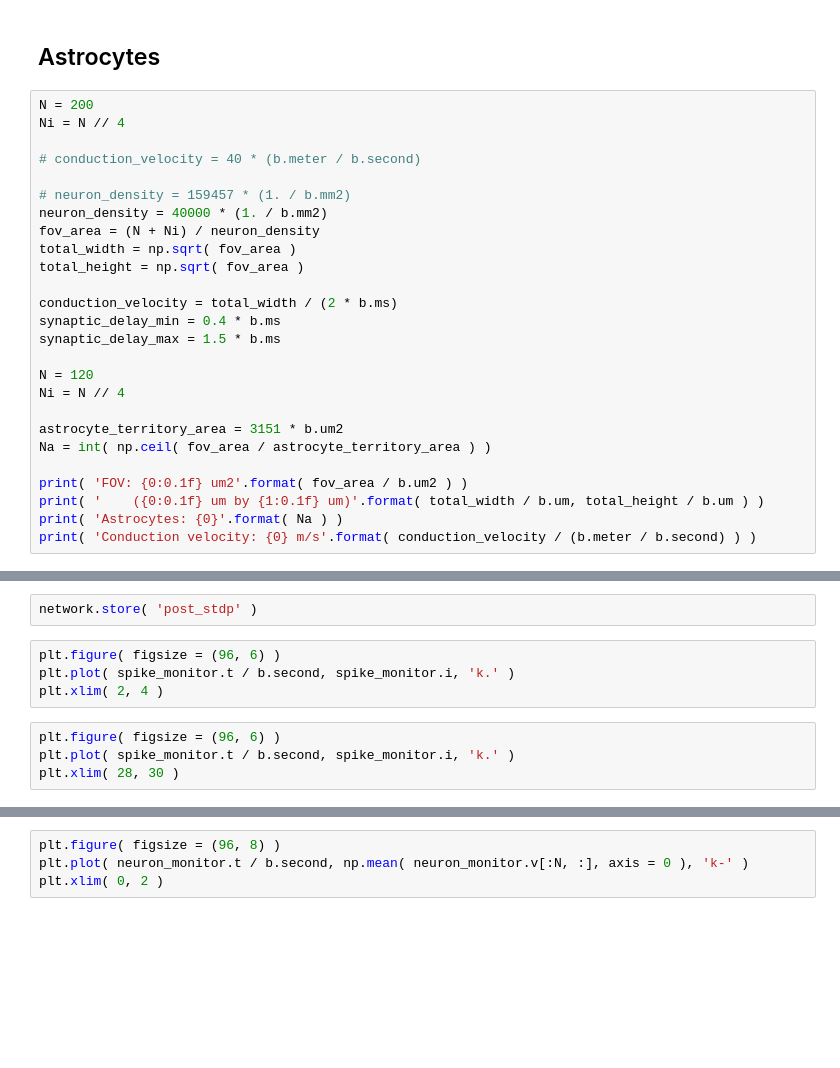
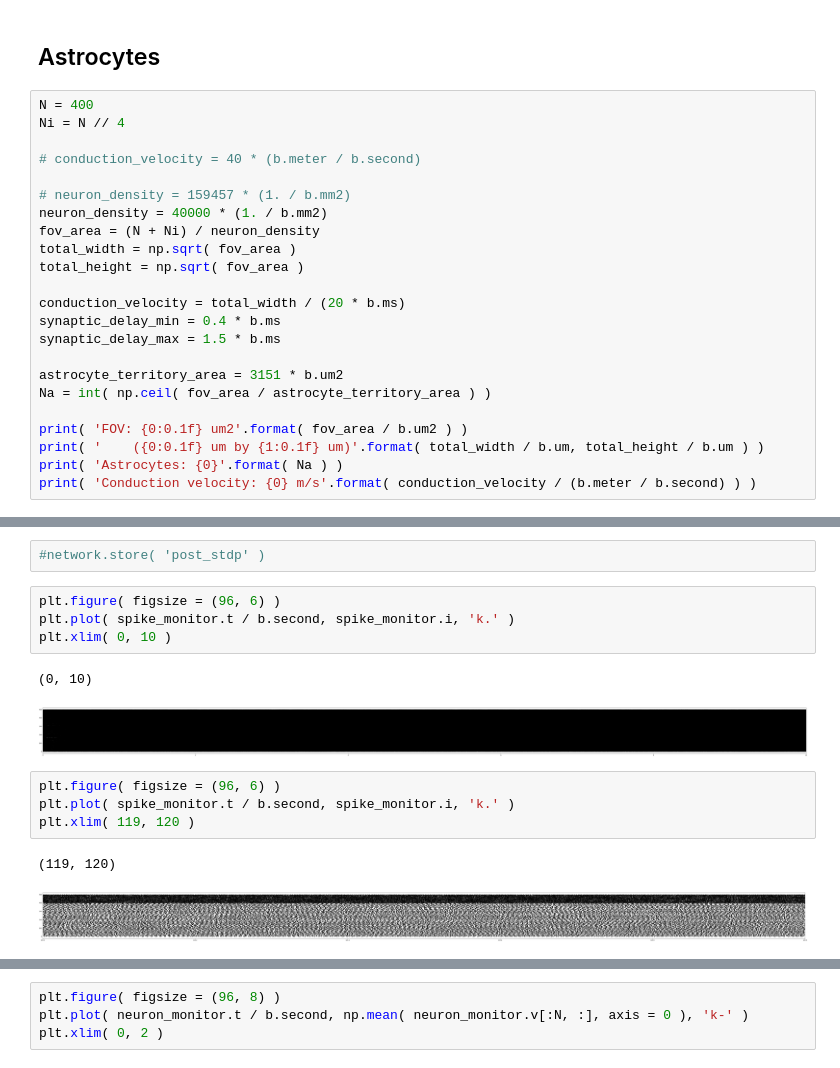
Before and after one commit to maxcollard/stahn, a Jupyter notebook: lif.ipynb, the cells around one changed output, grey strips where cells are left out. Saved outputs shown, nothing was run; the diff lists cells and outputs as text; blank space fills up the shorter version.

```diff
--- a/lif.ipynb
+++ b/lif.ipynb
@@ -188,7 +188,7 @@ gc.collect()
 # %% [markdown]
 ## Astrocytes
 # %%
-N = 200
+N = 400
 Ni = N // 4
 
 # conduction_velocity = 40 * (b.meter / b.second)
@@ -199,12 +199,9 @@ fov_area = (N + Ni) / neuron_density
 total_width = np.sqrt( fov_area )
 total_height = np.sqrt( fov_area )
 
-conduction_velocity = total_width / (2 * b.ms)
+conduction_velocity = total_width / (20 * b.ms)
 synaptic_delay_min = 0.4 * b.ms
 synaptic_delay_max = 1.5 * b.ms
-
-N = 120
-Ni = N // 4
 
 astrocyte_territory_area = 3151 * b.um2
 Na = int( np.ceil( fov_area / astrocyte_territory_area ) )
@@ -536,10 +573,16 @@ print( 'Done' )
 # %%
-network.store( 'post_stdp' )
+#network.store( 'post_stdp' )
 # %%
 plt.figure( figsize = (96, 6) )
 plt.plot( spike_monitor.t / b.second, spike_monitor.i, 'k.' )
-plt.xlim( 2, 4 )
+plt.xlim( 0, 10 )
+# %% [output]
+(0, 10)
+[figure, added]
 # %%
 plt.figure( figsize = (96, 6) )
 plt.plot( spike_monitor.t / b.second, spike_monitor.i, 'k.' )
-plt.xlim( 28, 30 )
+plt.xlim( 119, 120 )
+# %% [output]
+(119, 120)
+[figure, added]
```
Also changed, not shown: parts of 12 cells of this notebook.
